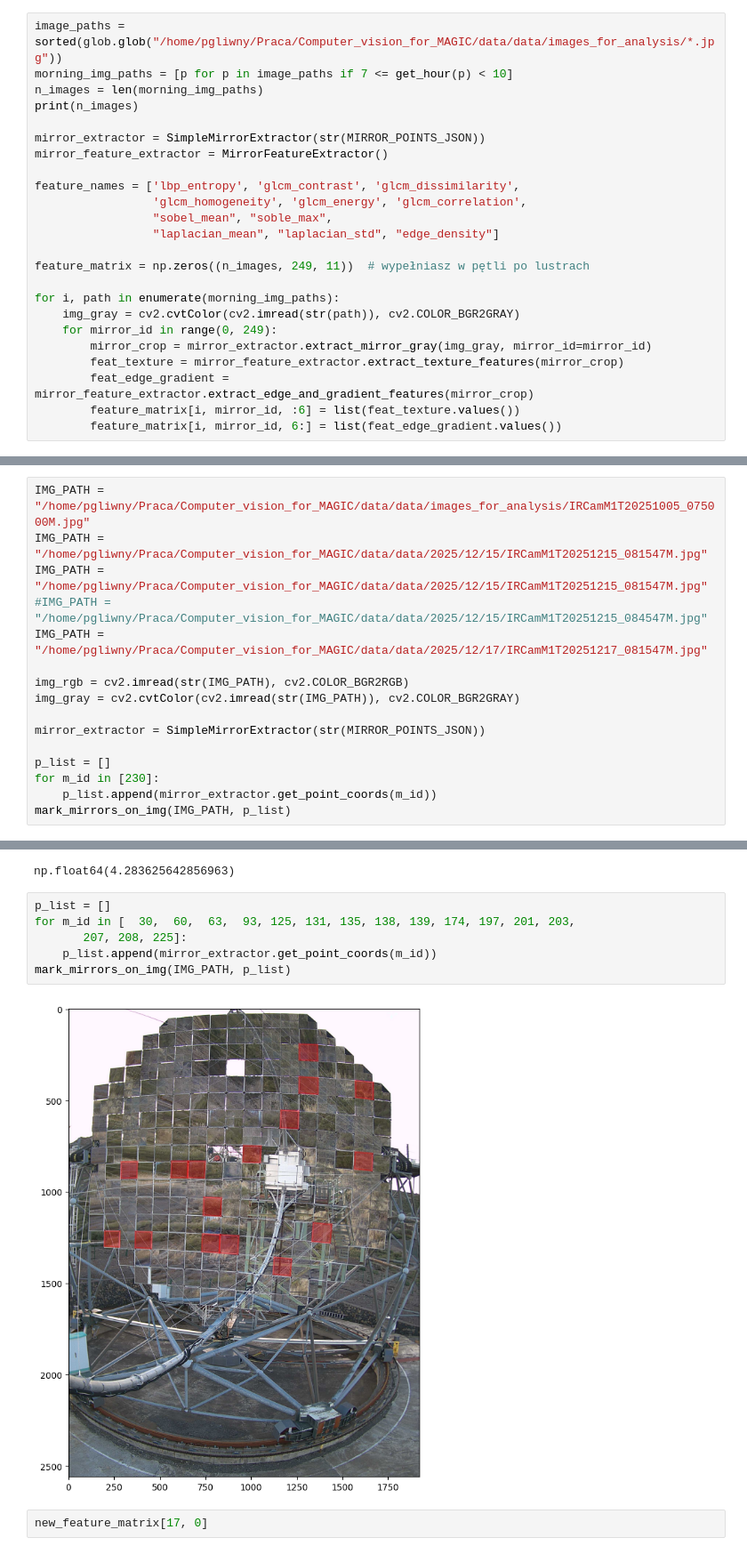
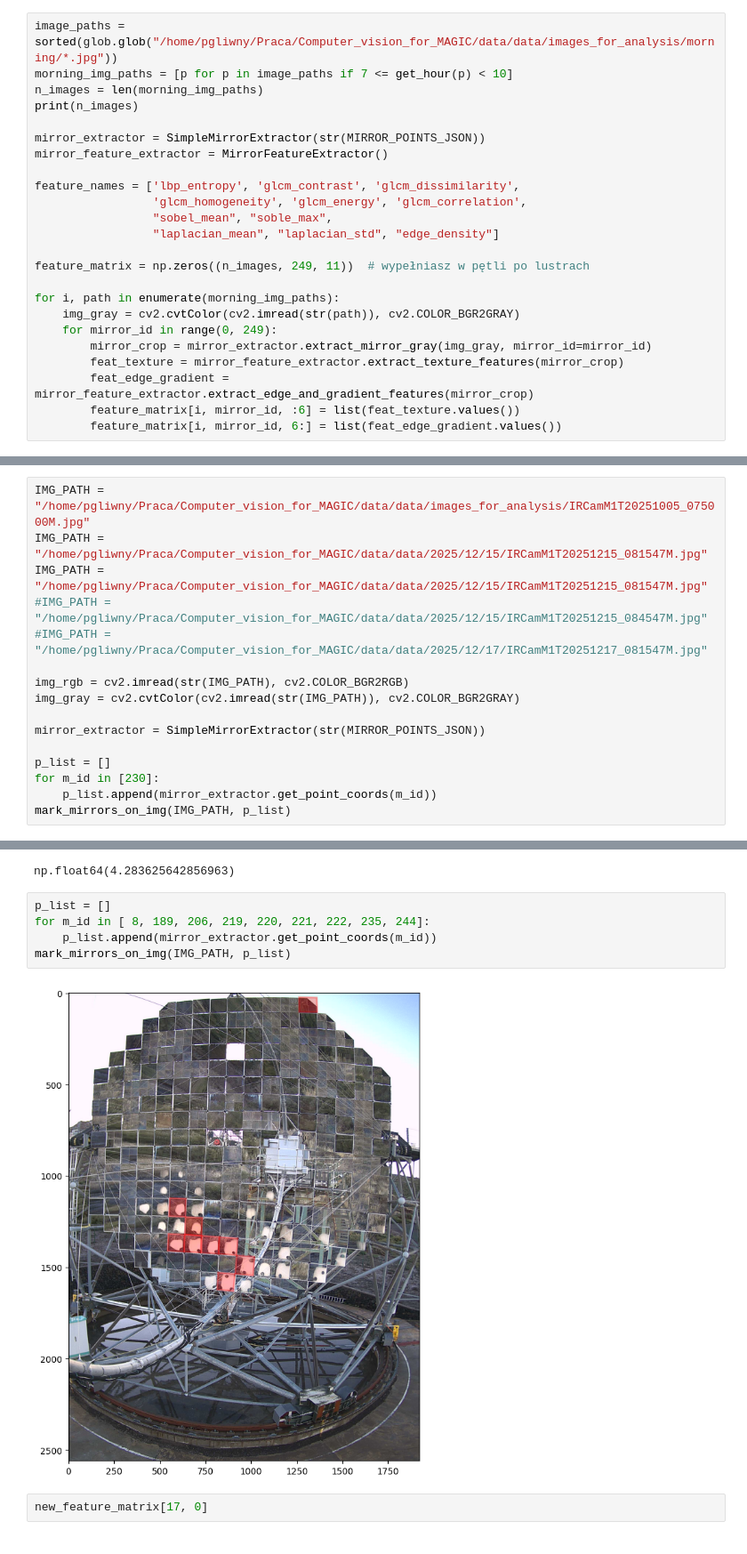
Before and after one commit to pawel21/Computer_vision_for_MAGIC, a Jupyter notebook: notebooks/create_baseline.ipynb, the cells around one changed output, grey strips where cells are left out. Shown at 89% size. Cells and saved outputs as stored; diff of their text form.

```diff
--- a/notebooks/create_baseline.ipynb
+++ b/notebooks/create_baseline.ipynb
@@ -64,7 +64,7 @@ BASE_DIR = "/home/pgliwny/Praca/Computer_vision_for_MAGIC/data"
 ROOT = Path(BASE_DIR) / "data/images_for_analysis"
 MIRROR_POINTS_JSON = Path(BASE_DIR) / "points_IRCam.json"
 # %%
-image_paths = sorted(glob.glob("/home/pgliwny/Praca/Computer_vision_for_MAGIC/data/data/images_for_analysis/*.jpg"))
+image_paths = sorted(glob.glob("/home/pgliwny/Praca/Computer_vision_for_MAGIC/data/data/images_for_analysis/morning/*.jpg"))
 morning_img_paths = [p for p in image_paths if 7 <= get_hour(p) < 10]
 n_images = len(morning_img_paths)
 print(n_images)
@@ -126,7 +119,7 @@ IMG_PATH = "/home/pgliwny/Praca/Computer_vision_for_MAGIC/data/data/images_for_a
 IMG_PATH = "/home/pgliwny/Praca/Computer_vision_for_MAGIC/data/data/2025/12/15/IRCamM1T20251215_081547M.jpg"
 IMG_PATH = "/home/pgliwny/Praca/Computer_vision_for_MAGIC/data/data/2025/12/15/IRCamM1T20251215_081547M.jpg"
 #IMG_PATH = "/home/pgliwny/Praca/Computer_vision_for_MAGIC/data/data/2025/12/15/IRCamM1T20251215_084547M.jpg"
-IMG_PATH = "/home/pgliwny/Praca/Computer_vision_for_MAGIC/data/data/2025/12/17/IRCamM1T20251217_081547M.jpg"
+#IMG_PATH = "/home/pgliwny/Praca/Computer_vision_for_MAGIC/data/data/2025/12/17/IRCamM1T20251217_081547M.jpg"
 
 img_rgb = cv2.imread(str(IMG_PATH), cv2.COLOR_BGR2RGB)
 img_gray = cv2.cvtColor(cv2.imread(str(IMG_PATH)), cv2.COLOR_BGR2GRAY)
@@ -189,12 +181,11 @@ z_from_baseline[207, 9]
 np.float64(4.283625642856963)
 # %%
 p_list = []
-for m_id in [  30,  60,  63,  93, 125, 131, 135, 138, 139, 174, 197, 201, 203,
-       207, 208, 225]:
+for m_id in [ 8, 189, 206, 219, 220, 221, 222, 235, 244]:
     p_list.append(mirror_extractor.get_point_coords(m_id))
 mark_mirrors_on_img(IMG_PATH, p_list)
 # %% [output]
-[figure, old version]
+[figure, new version]
 # %%
 new_feature_matrix[17, 0]
 # %% [output]
```
Also changed, not shown: parts of 16 cells of this notebook, 3 other files.
